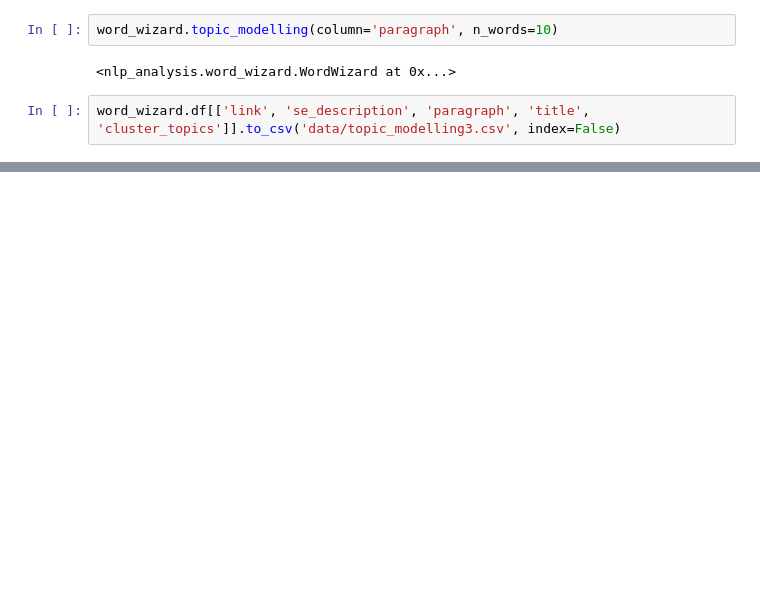
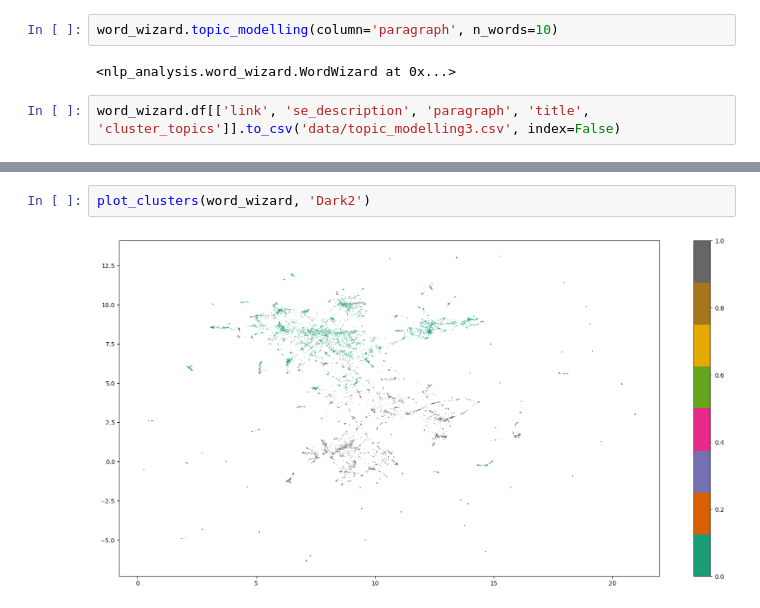
Before and after one commit to CAPSTONE-MIBA-G03/MIBA-2023-CAPSTONE-RB-NLP, a Jupyter notebook: topic_modelling.ipynb, the cells around one changed output, grey strips where cells are left out. Drawn from its saved outputs; the diff is of its cells as text; blank space fills up the shorter version.

```diff
--- a/topic_modelling.ipynb
+++ b/topic_modelling.ipynb
@@ -143,0 +173,4 @@ plot_clusters(word_wizard)
+# %%
+plot_clusters(word_wizard, 'Dark2')
+# %% [output]
+[figure, added]
```
Also changed, not shown: parts of 15 cells of this notebook, 1 other file.
